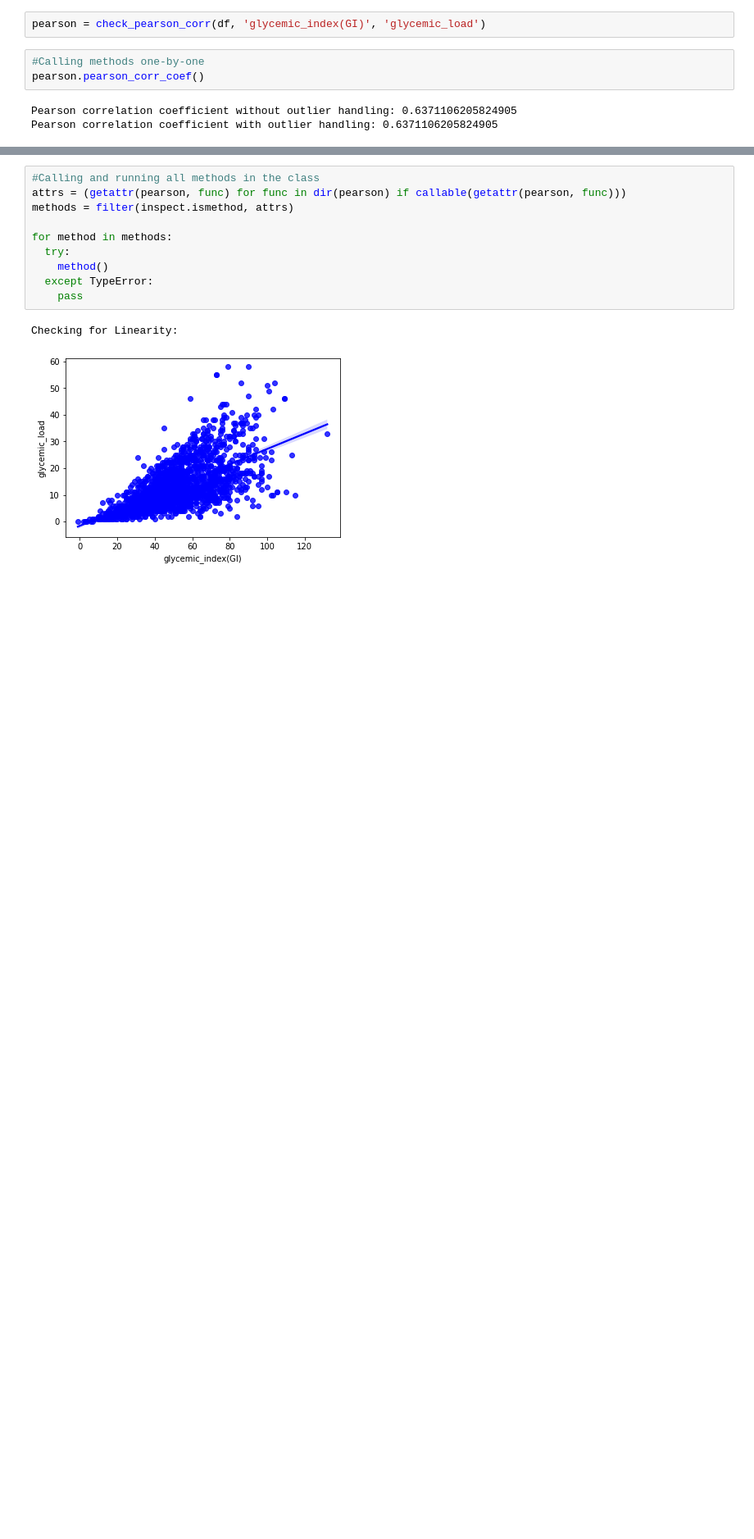
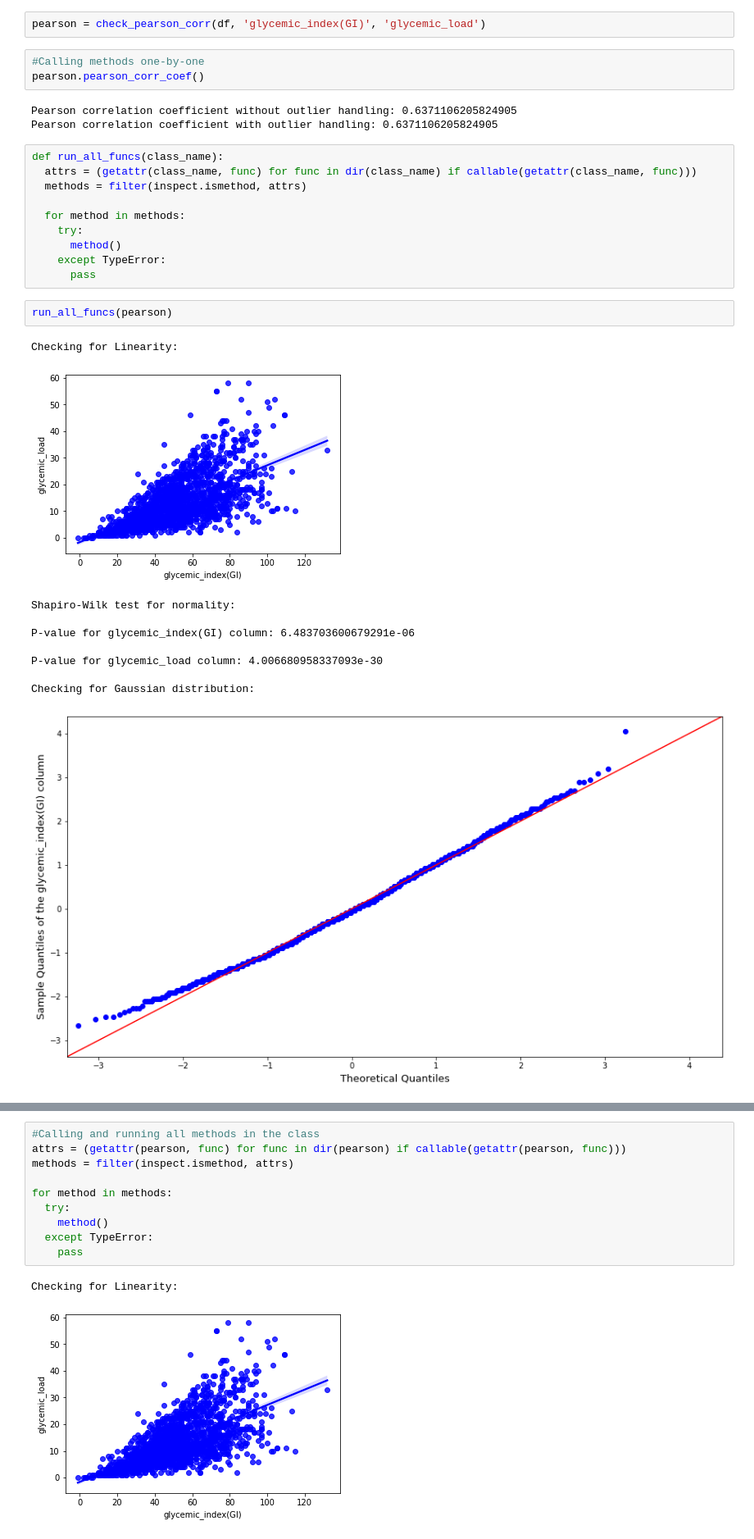
Before and after one commit to kamalzada/Machine-Learning-Projects, a Jupyter notebook: gi_gl_Corr.ipynb, the cells around one changed output, grey strips where cells are left out. Shown: that part at 82% size. Drawn from its saved outputs; the diff is of its cells as text; blank space fills up the shorter version.

```diff
--- a/gi_gl_Corr.ipynb
+++ b/gi_gl_Corr.ipynb
@@ -30,3 +30,26 @@ pearson.pearson_corr_coef()
 # %% [output]
 Pearson correlation coefficient without outlier handling: 0.6371106205824905
 Pearson correlation coefficient with outlier handling: 0.6371106205824905
+# %%
+def run_all_funcs(class_name):
+  attrs = (getattr(class_name, func) for func in dir(class_name) if callable(getattr(class_name, func)))
+  methods = filter(inspect.ismethod, attrs)
+
+  for method in methods:
+    try:
+      method()
+    except TypeError:
+      pass
+# %%
+run_all_funcs(pearson)
+# %% [output]
+Checking for Linearity:
+[figure, added]
+Shapiro-Wilk test for normality:
+
+P-value for glycemic_index(GI) column: 6.483703600679291e-06
+
+P-value for glycemic_load column: 4.006680958337093e-30
+
+Checking for Gaussian distribution:
+[figure, added]
```
Also changed, not shown: parts of 1 cell of this notebook.
